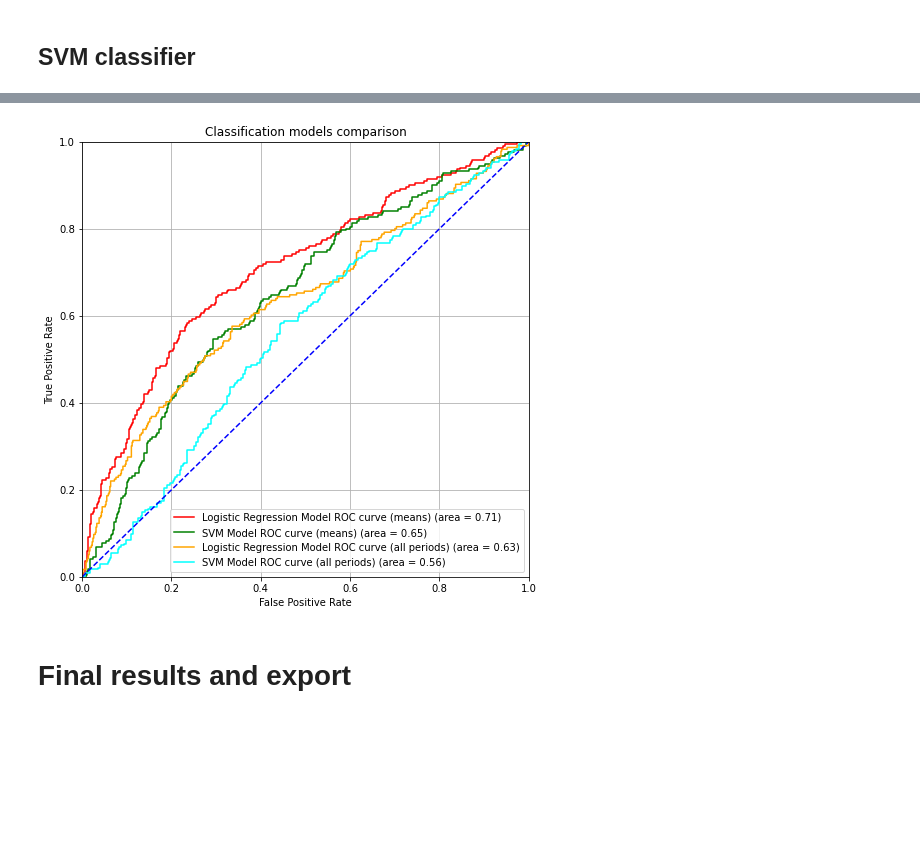
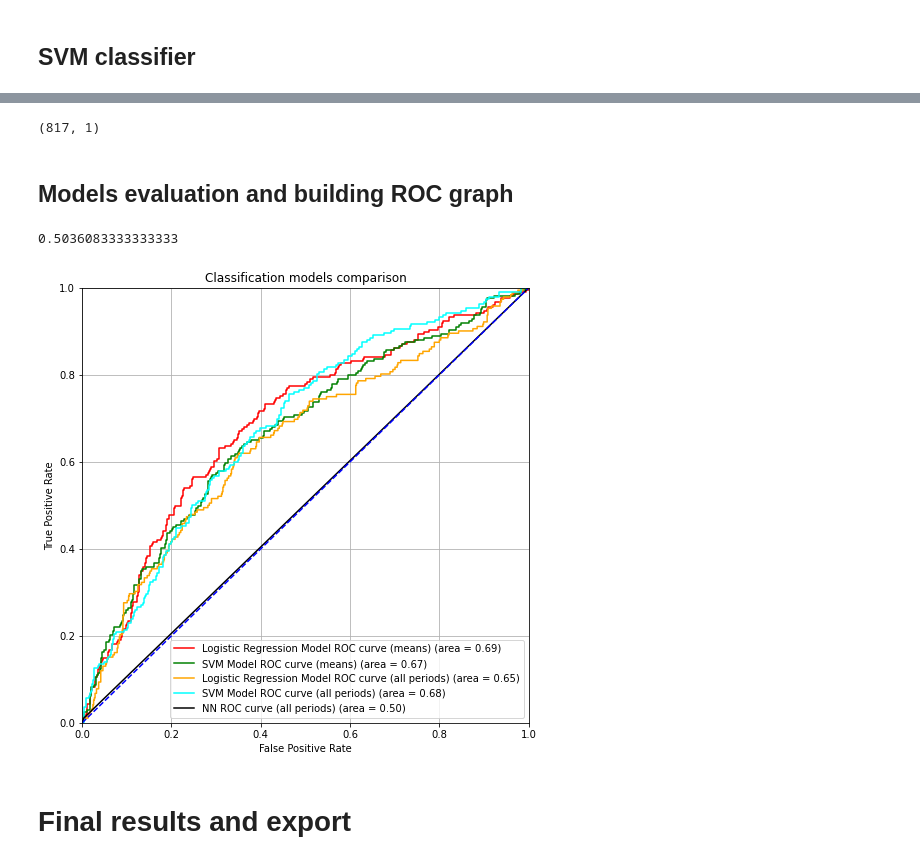
Before and after one commit to blastertec/Cellular-operator-custormer-classification, a Jupyter notebook: cellular_clients_models.ipynb, the cells around one changed output, grey strips where cells are left out. Cells and saved outputs as stored; diff of their text form; code cells hidden in the pictures; blank space fills up the shorter version.

Commit message:
Add Data Normalization for SVM and NN
Also tuned some NN hyperparameters. Some work has to be done to get NN predictions and add NN results to ROC AUC graph.

```diff
--- a/cellular_clients_models.ipynb
+++ b/cellular_clients_models.ipynb
@@ -176,6 +183,11 @@ tabular_df_all.head()
 | 3 | 3 | 110.0 | 0.272468 | 0.971221 | 0.556268 | 110.0 | ... |
 | 4 | 4 | 110.0 | 110.000000 | 110.000000 | 110.000000 | 110.0 | ... |
 5 rows × 602 columns
+# %%
+# Initialize normalizer
+scaler = preprocessing.StandardScaler()
+
+# Data will be normalized for SVM and NN below
 # %% [markdown]
 # Building models
 # %% [markdown]
@@ -249,0 +288,29 @@ y_pred_svm_all = model_SVC_all.decision_function(X_pred_all)
+# %%
+def create_nn_model():
+    model = Sequential()
+    # 601 feature inputs (attributes/features of abonents/customers)
+    model.add(Dense(500, input_dim=601, kernel_initializer='normal',activation='relu'))
+
+    # Hidden layer
+    model.add(Dense(250, kernel_initializer='normal', activation='relu'))
+
+    # Output layer with a binary classification (a driver or not a driver)
+    model.add(Dense(1, kernel_initializer='normal', activation='sigmoid'))
+
+    # Set optimizer
+    opt = tf.keras.optimizers.SGD(learning_rate=0.0003)
+
+    # Compile model
+    model.compile(loss='binary_crossentropy', optimizer=opt, metrics=['accuracy'])
+    return model
+
+
+# Put Keras model in an estimator that we can use with scikit_learn with number of inputs of 601
+estimator = KerasClassifier(build_fn=create_nn_model, epochs=10, verbose=0)
+
+
+nn_model_all = estimator.fit(nn_X_all, nn_y_all,
+                    batch_size=8,
+                    epochs=10,
+                    verbose=2,
+                    validation_data=(nn_X_pred_all, nn_y_true_all))
@@ -249,0 +338,3 @@ y_pred_svm_all = model_SVC_all.decision_function(X_pred_all)
+# %%
+# Prediction
+y_pred_nn_all = estimator.predict(nn_X_pred_all, verbose=2)
@@ -250,3 +379,9 @@ y_pred_svm_all = model_SVC_all.decision_function(X_pred_all)
+# %%
+y_pred_nn_all.shape
+# %% [output]
+(817, 1)
+# %% [markdown]
+## Models evaluation and building ROC graph
 # %%
 # Calc ROC and AUC for Logistic Regr (means of periods)
 logistic_fpr, logistic_tpr, threshold = roc_curve(y_true, y_scores)
@@ -264,25 +399,35 @@ auc_svm = auc(svm_fpr, svm_tpr)
 # Calc ROC and AUC for SVM (all periods used/stacked)
 svm_fpr_all, svm_tpr_all, threshold_svm_all = roc_curve(y_true_all, y_pred_svm_all)
 auc_svm_all = auc(svm_fpr_all, svm_tpr_all)
+
+# Calc ROC and AUC for NN (all periods used/stacked)
+nn_all_fpr, nn_all_tpr, threshold_NN = roc_curve(y_true_all, y_pred_nn_all)
+auc_nn_all = auc(nn_all_fpr, nn_all_tpr)
+# %%
+auc_nn_all
+# %% [output]
+0.5036083333333333
 # %%
 plt.figure(figsize=(8, 8))
 plt.plot(logistic_fpr, logistic_tpr, color='red', label='Logistic Regression Model ROC curve (means) (area = %0.2f)' % auc_logistic)
 plt.plot(svm_fpr, svm_tpr, color='green', label='SVM Model ROC curve (means) (area = %0.2f)' % auc_svm)
 
 plt.plot(logistic_fpr_all, logistic_tpr_all,color='orange', label='Logistic Regression Model ROC curve (all periods) (area = %0.2f)' % auc_logistic_all)
 plt.plot(svm_fpr_all, svm_tpr_all,color='cyan', label='SVM Model ROC curve (all periods) (area = %0.2f)' % auc_svm_all)
+
+plt.plot(nn_all_fpr, nn_all_tpr,color='black', label='NN ROC curve (all periods) (area = %0.2f)' % auc_nn_all)
 
 plt.plot([0, 1], [0, 1], linestyle='dashed', color='blue')
 plt.xlabel('False Positive Rate')
 plt.ylabel('True Positive Rate')
 plt.title('Classification models comparison')
 plt.xlim([0.0, 1.0])
 plt.ylim([0.0, 1.0])
 plt.grid(True)
 plt.legend(loc="lower right")
 plt.show()
 # %% [output]
-[figure, old version]
+[figure, new version]
 # %% [markdown]
 # Final results and export
 # %% [markdown]
```
Also changed, not shown: parts of 13 cells of this notebook.
